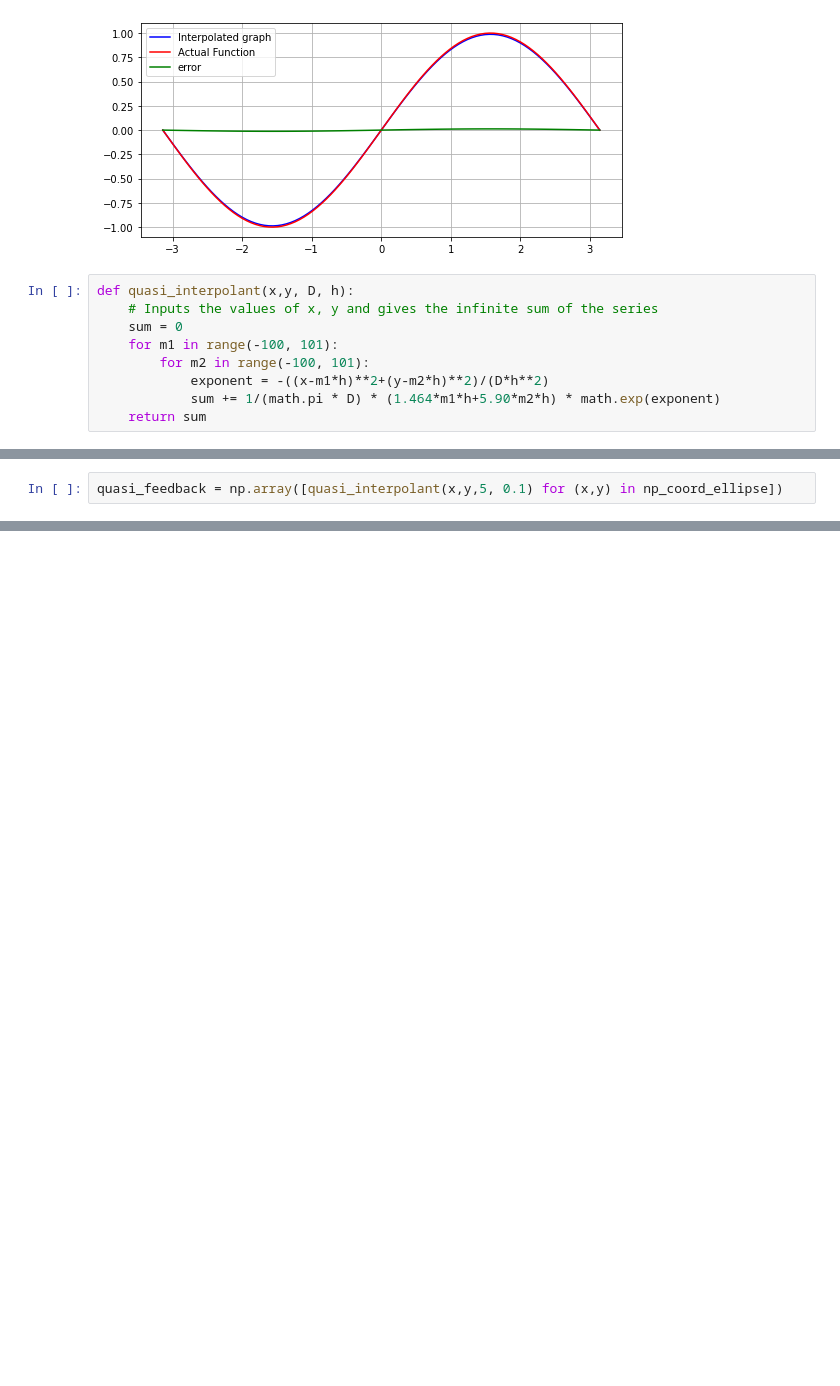
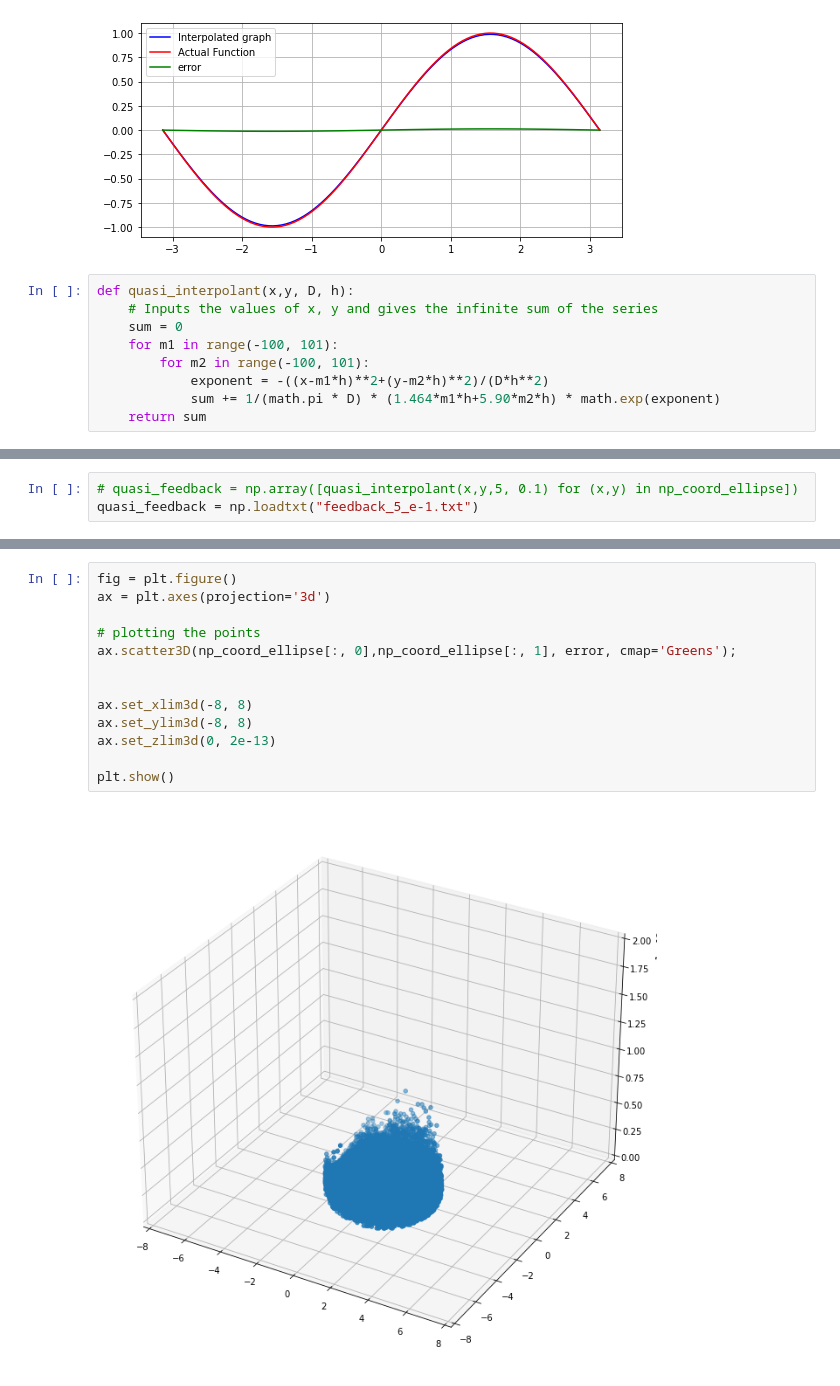
Before and after one commit to mdoshi2612/Optimal-Control, a Jupyter notebook: Quasi Interpolation.ipynb, the cells around one changed output, grey strips where cells are left out. Saved outputs shown, nothing was run; the diff lists cells and outputs as text; blank space fills up the shorter version.

```diff
--- a/Quasi Interpolation.ipynb
+++ b/Quasi Interpolation.ipynb
@@ -131,2 +101,3 @@ print(actual_feedback)
 # %%
-quasi_feedback = np.array([quasi_interpolant(x,y,5, 0.1) for (x,y) in np_coord_ellipse])
+# quasi_feedback = np.array([quasi_interpolant(x,y,5, 0.1) for (x,y) in np_coord_ellipse])
+quasi_feedback = np.loadtxt("feedback_5_e-1.txt")
@@ -181,0 +141,15 @@ plt.show()
+# %%
+fig = plt.figure()
+ax = plt.axes(projection='3d')
+
+# plotting the points
+ax.scatter3D(np_coord_ellipse[:, 0],np_coord_ellipse[:, 1], error, cmap='Greens');
+
+
+ax.set_xlim3d(-8, 8)
+ax.set_ylim3d(-8, 8)
+ax.set_zlim3d(0, 2e-13)
+
+plt.show()
+# %% [output]
+[figure, added]
```
Also changed, not shown: parts of 32 cells of this notebook, 4 other files.
